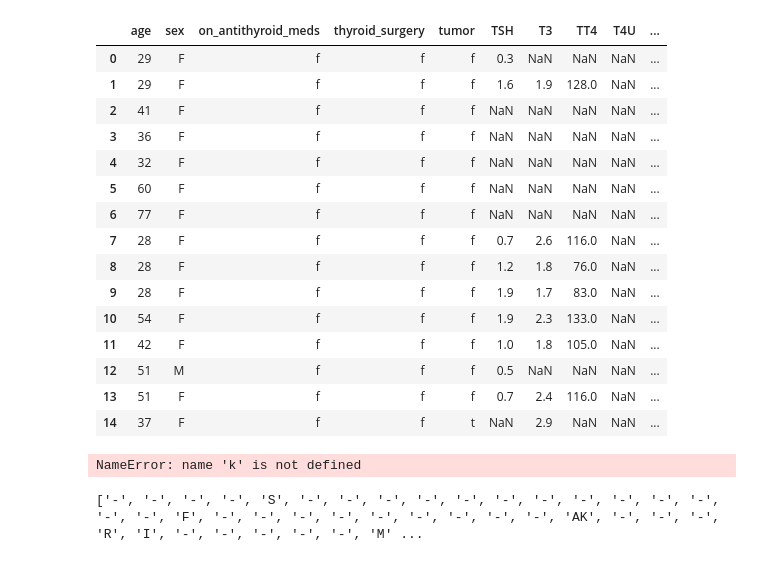
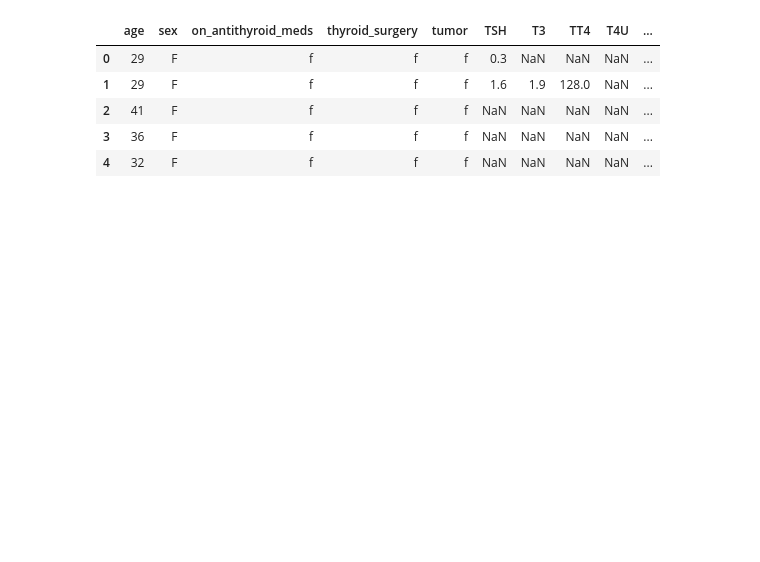
Before and after one commit to cantaruttim/Thyroid_Disease, a Jupyter notebook: Tyreoid Disease.ipynb, the cells around one changed output. Saved outputs shown, nothing was run; the diff lists cells and outputs as text; code cells hidden in the pictures; blank space fills up the shorter version.

```diff
--- a/Tyreoid Disease.ipynb
+++ b/Tyreoid Disease.ipynb
@@ -9,5 +9,5 @@ dfT = pd.read_csv('./data/thyroidDF.csv')
 # retirando as colunas que não iremos utilizar para treinar o modelo
 dfT.drop(columns=['patient_id', 'on_thyroxine', 'query_on_thyroxine', 'sick', 'I131_treatment',
                  'query_hypothyroid','pregnant','query_hyperthyroid','lithium', 'goitre',
-                 'hypopituitary','psych','TSH_measured','T3_measured','TT4_measured','T4U_measured',
-                  'FTI_measured','TBG_measured','referral_source'], inplace=True)
+                 'hypopituitary','psych','TSH_measured', 'T3', 'T3_measured','TT4_measured','T4U_measured',
+                  'FTI_measured', 'TBG', 'TBG_measured','referral_source'], inplace=True)
@@ -28,37 +64,10 @@ dfT.shape, dfT.columns
        dtype='object'))
 # %%
-dfT.head(15)
+dfT.head()
 # %% [output]
 |  | age | sex | on_antithyroid_meds | thyroid_surgery | tumor | TSH | T3 | TT4 | T4U | ... |
 | 0 | 29 | F | f | f | f | 0.3 | NaN | NaN | NaN | ... |
 | 1 | 29 | F | f | f | f | 1.6 | 1.9 | 128.0 | NaN | ... |
 | 2 | 41 | F | f | f | f | NaN | NaN | NaN | NaN | ... |
 | 3 | 36 | F | f | f | f | NaN | NaN | NaN | NaN | ... |
 | 4 | 32 | F | f | f | f | NaN | NaN | NaN | NaN | ... |
-| 5 | 60 | F | f | f | f | NaN | NaN | NaN | NaN | ... |
-| 6 | 77 | F | f | f | f | NaN | NaN | NaN | NaN | ... |
-| 7 | 28 | F | f | f | f | 0.7 | 2.6 | 116.0 | NaN | ... |
-| 8 | 28 | F | f | f | f | 1.2 | 1.8 | 76.0 | NaN | ... |
-| 9 | 28 | F | f | f | f | 1.9 | 1.7 | 83.0 | NaN | ... |
-| 10 | 54 | F | f | f | f | 1.9 | 2.3 | 133.0 | NaN | ... |
-| 11 | 42 | F | f | f | f | 1.0 | 1.8 | 105.0 | NaN | ... |
-| 12 | 51 | M | f | f | f | 0.5 | NaN | NaN | NaN | ... |
-| 13 | 51 | F | f | f | f | 0.7 | 2.4 | 116.0 | NaN | ... |
-| 14 | 37 | F | f | f | t | NaN | 2.9 | NaN | NaN | ... |
-# %%
-lista = []
-
-for i in dfT['target']:
-    if 'ABCD' in dfT['target']:
-        dfT['conditions'] = 'hyperthyroid'
-    elif 'EFGH' in dfT['target']:
-        dfT['conditions'] = 'hypothyroid'
-    else:
-
-    #print(i)
-# %% [output]
-NameError: name 'k' is not defined
-# %%
-print(lista)
-# %% [output]
-['-', '-', '-', '-', 'S', '-', '-', '-', '-', '-', '-', '-', '-', '-', '-', '-', '-', '-', 'F', '-', '-', '-', '-', '-', '-', '-', '-', '-', 'AK', '-', '-', '-', 'R', 'I', '-', '-', '-', '-', '-', 'M' ...
```
Also changed, not shown: parts of 31 cells of this notebook.
